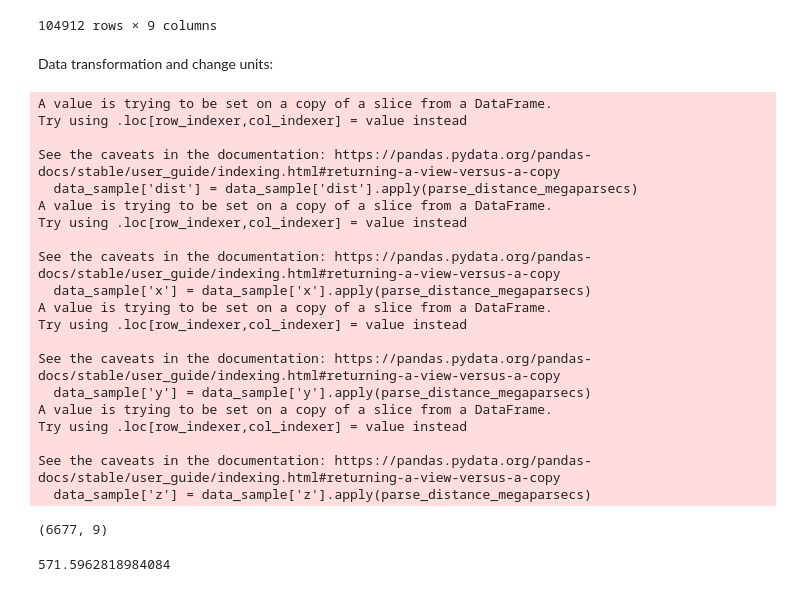
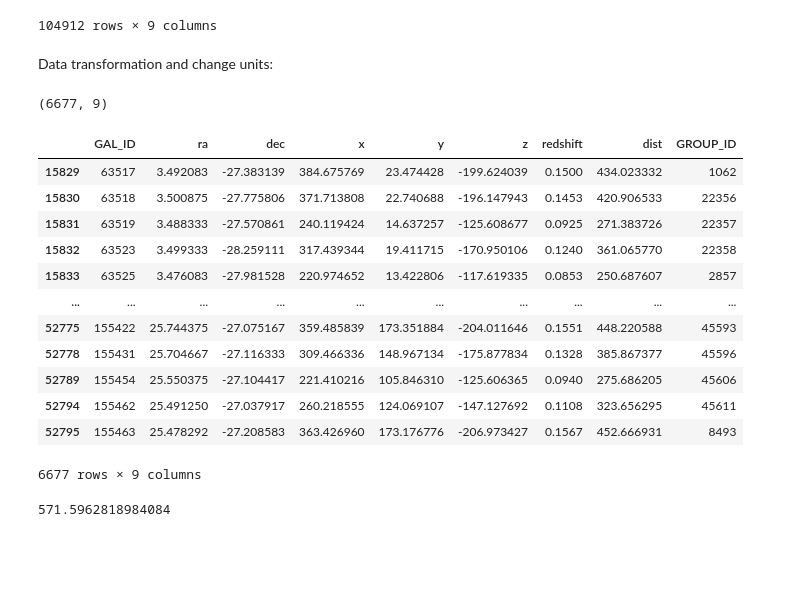
Before and after one commit to carlostp12/tfm, a Jupyter notebook: python/notebook/notebook-2df.ipynb, the cells around one changed output. Drawn from its saved outputs; the diff is of its cells as text; code cells hidden in the pictures; blank space fills up the shorter version.

```diff
--- a/python/notebook/notebook-2df.ipynb
+++ b/python/notebook/notebook-2df.ipynb
@@ -45,8 +49,8 @@ C:\desarrollo\astro\tfm\data\2dfgrs\2dfgrs-valid.csv
 | 104910 | 332691 | 218.189667 | -2.685111 | -0.031195 | -0.024539 | -0.001861 | 0.0401 | 0.039733 | 78707 |
 | 104911 | 332692 | 218.156333 | -1.530194 | -0.040312 | -0.031673 | -0.001369 | 0.0519 | 0.051285 | 78708 |
 104912 rows × 9 columns
-# %% [markdown]
-Data transformation and change units:
+# %% [markdown]
+Data transformation and change units:
 # %%
 import math
 
@@ -72,36 +76,36 @@ ra_sup = data_sample['ra'].max()
 dec_min = data_sample['dec'].min()
 dec_sup = data_sample['dec'].max()
 #Convert distances to h-1 MP
-data_sample['dist'] = data_sample['dist'].apply(parse_distance_megaparsecs)
-data_sample['x'] = data_sample['x'].apply(parse_distance_megaparsecs)
-data_sample['y'] = data_sample['y'].apply(parse_distance_megaparsecs)
-data_sample['z'] = data_sample['z'].apply(parse_distance_megaparsecs)
+#data_sample['dist'] = data_sample['dist'].apply(parse_distance_megaparsecs)
+#data_sample['x'] = data_sample['x'].apply(parse_distance_megaparsecs)
+#data_sample['y'] = data_sample['y'].apply(parse_distance_megaparsecs)
+#data_sample['z'] = data_sample['z'].apply(parse_distance_megaparsecs)
+data_sample.loc[:, 'dist'] = data_sample['dist'].apply(parse_distance_megaparsecs)
+data_sample.loc[:, 'x'] = data_sample['x'].apply(parse_distance_megaparsecs)
+data_sample.loc[:, 'y'] = data_sample['y'].apply(parse_distance_megaparsecs)
+data_sample.loc[:, 'z'] = data_sample['z'].apply(parse_distance_megaparsecs)
 max_dist = max(data_sample['dist'])
 min_dist = 0
 
 data_sample.shape
 # %% [output]
-A value is trying to be set on a copy of a slice from a DataFrame.
-Try using .loc[row_indexer,col_indexer] = value instead
-
-See the caveats in the documentation: https://pandas.pydata.org/pandas-docs/stable/user_guide/indexing.html#returning-a-view-versus-a-copy
-  data_sample['dist'] = data_sample['dist'].apply(parse_distance_megaparsecs)
-A value is trying to be set on a copy of a slice from a DataFrame.
-Try using .loc[row_indexer,col_indexer] = value instead
-
-See the caveats in the documentation: https://pandas.pydata.org/pandas-docs/stable/user_guide/indexing.html#returning-a-view-versus-a-copy
-  data_sample['x'] = data_sample['x'].apply(parse_distance_megaparsecs)
-A value is trying to be set on a copy of a slice from a DataFrame.
-Try using .loc[row_indexer,col_indexer] = value instead
-
-See the caveats in the documentation: https://pandas.pydata.org/pandas-docs/stable/user_guide/indexing.html#returning-a-view-versus-a-copy
-  data_sample['y'] = data_sample['y'].apply(parse_distance_megaparsecs)
-A value is trying to be set on a copy of a slice from a DataFrame.
-Try using .loc[row_indexer,col_indexer] = value instead
-
-See the caveats in the documentation: https://pandas.pydata.org/pandas-docs/stable/user_guide/indexing.html#returning-a-view-versus-a-copy
-  data_sample['z'] = data_sample['z'].apply(parse_distance_megaparsecs)
+(6677, 9)
-(6677, 9)
+# %%
+data_sample
+# %% [output]
+|  | GAL_ID | ra | dec | x | y | z | redshift | dist | GROUP_ID |
+| 15829 | 63517 | 3.492083 | -27.383139 | 384.675769 | 23.474428 | -199.624039 | 0.1500 | 434.023332 | 1062 |
+| 15830 | 63518 | 3.500875 | -27.775806 | 371.713808 | 22.740688 | -196.147943 | 0.1453 | 420.906533 | 22356 |
+| 15831 | 63519 | 3.488333 | -27.570861 | 240.119424 | 14.637257 | -125.608677 | 0.0925 | 271.383726 | 22357 |
+| 15832 | 63523 | 3.499333 | -28.259111 | 317.439344 | 19.411715 | -170.950106 | 0.1240 | 361.065770 | 22358 |
+| 15833 | 63525 | 3.476083 | -27.981528 | 220.974652 | 13.422806 | -117.619335 | 0.0853 | 250.687607 | 2857 |
+| ... | ... | ... | ... | ... | ... | ... | ... | ... | ... |
+| 52775 | 155422 | 25.744375 | -27.075167 | 359.485839 | 173.351884 | -204.011646 | 0.1551 | 448.220588 | 45593 |
+| 52778 | 155431 | 25.704667 | -27.116333 | 309.466336 | 148.967134 | -175.877834 | 0.1328 | 385.867377 | 45596 |
+| 52789 | 155454 | 25.550375 | -27.104417 | 221.410216 | 105.846310 | -125.606365 | 0.0940 | 275.686205 | 45606 |
+| 52794 | 155462 | 25.491250 | -27.037917 | 260.218555 | 124.069107 | -147.127692 | 0.1108 | 323.656295 | 45611 |
+| 52795 | 155463 | 25.478292 | -27.208583 | 363.426960 | 173.176776 | -206.973427 | 0.1567 | 452.666931 | 8493 |
+6677 rows × 9 columns
 # %%
 data_sample['dist'].max()
 # %% [output]
```
Also changed, not shown: parts of 16 cells of this notebook, 11 other files.
